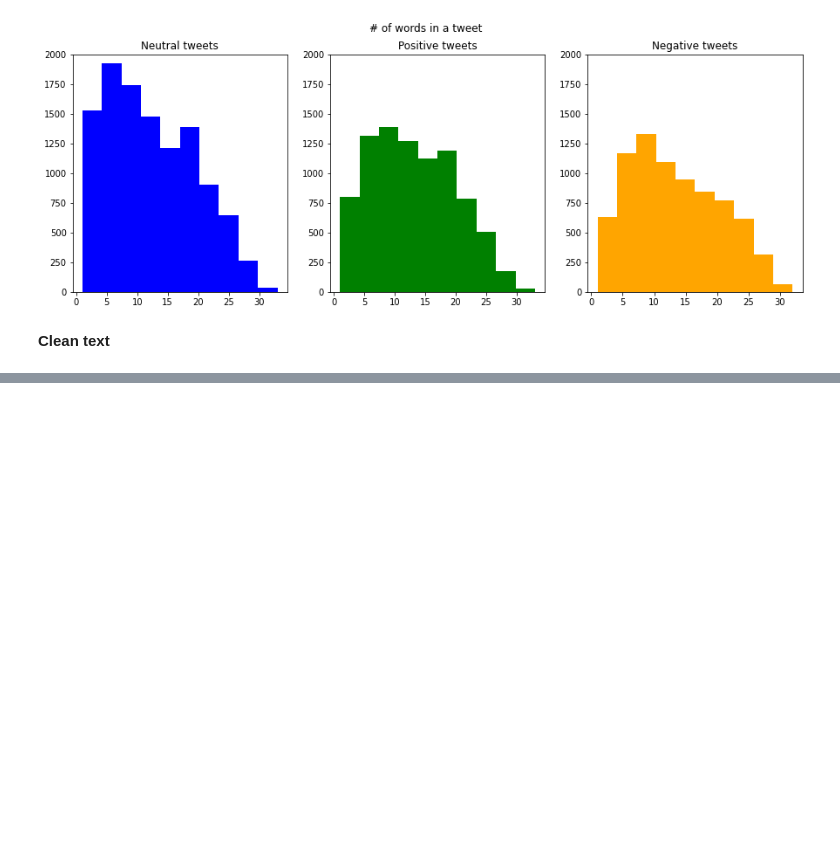
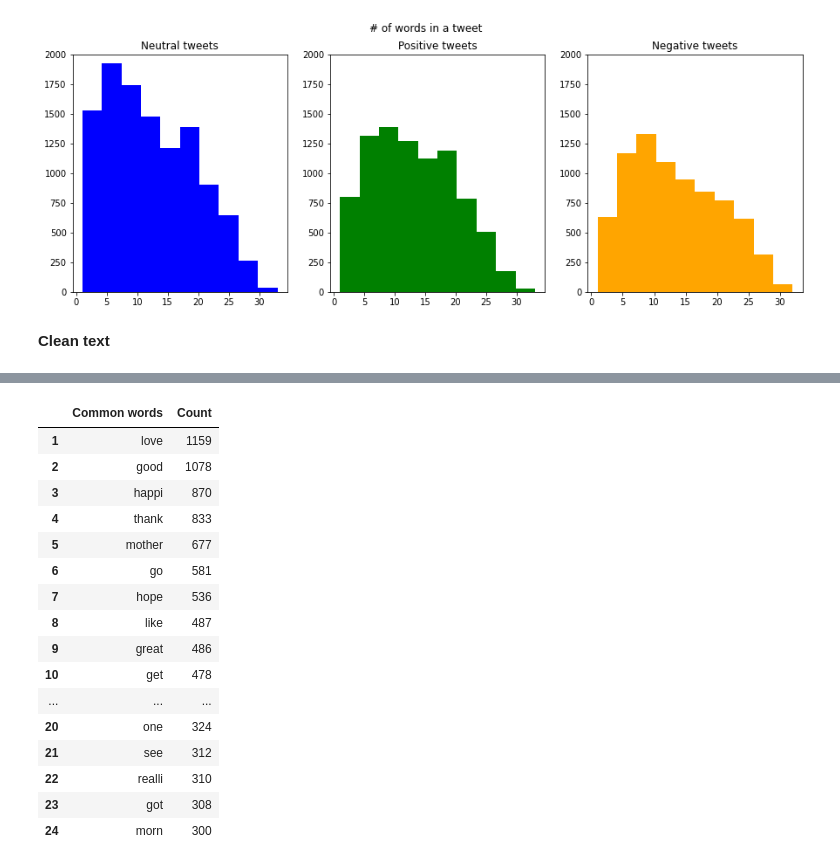
Before and after one commit to arzoozehra/CIND820, a Jupyter notebook: EDA.ipynb, the cells around one changed output, grey strips where cells are left out. Cells and saved outputs as stored; diff of their text form; code cells hidden in the pictures; blank space fills up the shorter version.

```diff
--- a/EDA.ipynb
+++ b/EDA.ipynb
@@ -329,0 +343,30 @@ print(stop)
+# %%
+#Most common positive words
+
+pos = train[train['sentiment']=='positive']
+
+tempList = pos['text'].apply(lambda x:str(x).split())
+
+top = Counter([item for sublist in tempList for item in sublist])
+temp = pd.DataFrame(top.most_common(25))
+temp = temp.iloc[1:,:]
+temp.columns = ['Common words','Count']
+temp.style.background_gradient(cmap='Blues')
+# %% [output]
+|  | Common words | Count |
+| 1 | love | 1159 |
+| 2 | good | 1078 |
+| 3 | happi | 870 |
+| 4 | thank | 833 |
+| 5 | mother | 677 |
+| 6 | go | 581 |
+| 7 | hope | 536 |
+| 8 | like | 487 |
+| 9 | great | 486 |
+| 10 | get | 478 |
+| ... | ... | ... |
+| 20 | one | 324 |
+| 21 | see | 312 |
+| 22 | realli | 310 |
+| 23 | got | 308 |
+| 24 | morn | 300 |
```
Also changed, not shown: parts of 15 cells of this notebook.
